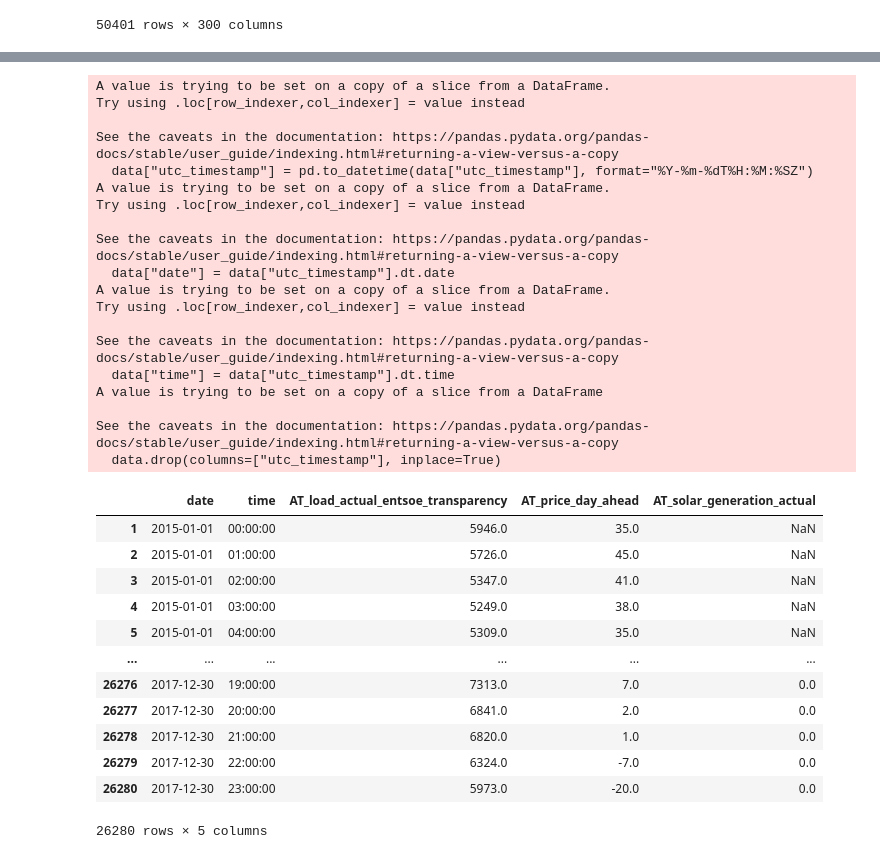
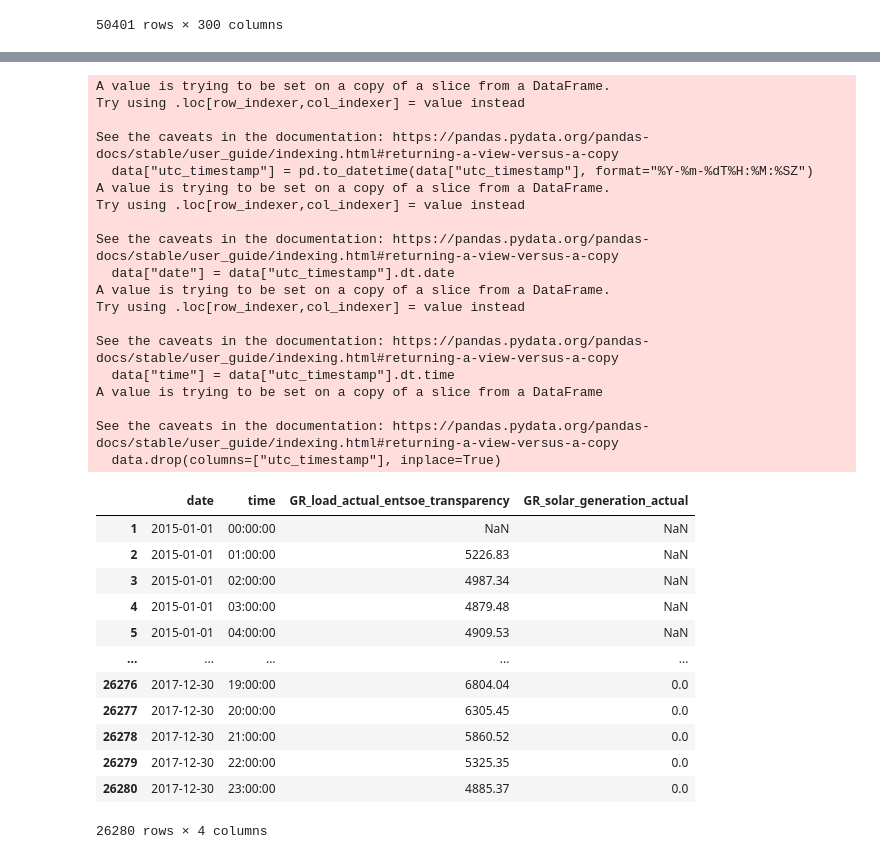
Before and after one commit to the-guti/ugrip-energy, a Jupyter notebook: building_energy_storage_simulation/data/preprocessing.ipynb, the cells around one changed output, grey strips where cells are left out. Saved outputs shown, nothing was run; the diff lists cells and outputs as text; code cells hidden in the pictures.

```diff
--- a/building_energy_storage_simulation/data/preprocessing.ipynb
+++ b/building_energy_storage_simulation/data/preprocessing.ipynb
@@ -20,6 +20,6 @@ data
 50401 rows × 300 columns
 # %%
 data = data.iloc[1:] # remove first row
-data = data[["utc_timestamp", "AT_load_actual_entsoe_transparency", "AT_price_day_ahead", "AT_solar_generation_actual"]]
+data = data[["utc_timestamp", "GR_load_actual_entsoe_transparency", "GR_solar_generation_actual"]]
 data
 # %% [output]
@@ -47,44 +47,44 @@ plt.show()
 # %%
 data = data.iloc[:26280]    # select the first three years (3 * 365 * 24 = 26280)
 data["utc_timestamp"] = pd.to_datetime(data["utc_timestamp"], format="%Y-%m-%dT%H:%M:%SZ")
 data["date"] = data["utc_timestamp"].dt.date
 data["time"] = data["utc_timestamp"].dt.time
 data.drop(columns=["utc_timestamp"], inplace=True)
-data = data[["date", "time", "AT_load_actual_entsoe_transparency", "AT_price_day_ahead", "AT_solar_generation_actual"]]
+data = data[["date", "time", "GR_load_actual_entsoe_transparency", "GR_solar_generation_actual"]]
 data
 # %% [output]
 A value is trying to be set on a copy of a slice from a DataFrame.
 Try using .loc[row_indexer,col_indexer] = value instead
 
 See the caveats in the documentation: https://pandas.pydata.org/pandas-docs/stable/user_guide/indexing.html#returning-a-view-versus-a-copy
   data["utc_timestamp"] = pd.to_datetime(data["utc_timestamp"], format="%Y-%m-%dT%H:%M:%SZ")
 A value is trying to be set on a copy of a slice from a DataFrame.
 Try using .loc[row_indexer,col_indexer] = value instead
 
 See the caveats in the documentation: https://pandas.pydata.org/pandas-docs/stable/user_guide/indexing.html#returning-a-view-versus-a-copy
   data["date"] = data["utc_timestamp"].dt.date
 A value is trying to be set on a copy of a slice from a DataFrame.
 Try using .loc[row_indexer,col_indexer] = value instead
 
 See the caveats in the documentation: https://pandas.pydata.org/pandas-docs/stable/user_guide/indexing.html#returning-a-view-versus-a-copy
   data["time"] = data["utc_timestamp"].dt.time
 A value is trying to be set on a copy of a slice from a DataFrame
 
 See the caveats in the documentation: https://pandas.pydata.org/pandas-docs/stable/user_guide/indexing.html#returning-a-view-versus-a-copy
   data.drop(columns=["utc_timestamp"], inplace=True)
-|  | date | time | AT_load_actual_entsoe_transparency | AT_price_day_ahead | AT_solar_generation_actual |
-| 1 | 2015-01-01 | 00:00:00 | 5946.0 | 35.0 | NaN |
-| 2 | 2015-01-01 | 01:00:00 | 5726.0 | 45.0 | NaN |
-| 3 | 2015-01-01 | 02:00:00 | 5347.0 | 41.0 | NaN |
-| 4 | 2015-01-01 | 03:00:00 | 5249.0 | 38.0 | NaN |
-| 5 | 2015-01-01 | 04:00:00 | 5309.0 | 35.0 | NaN |
-| ... | ... | ... | ... | ... | ... |
-| 26276 | 2017-12-30 | 19:00:00 | 7313.0 | 7.0 | 0.0 |
-| 26277 | 2017-12-30 | 20:00:00 | 6841.0 | 2.0 | 0.0 |
-| 26278 | 2017-12-30 | 21:00:00 | 6820.0 | 1.0 | 0.0 |
-| 26279 | 2017-12-30 | 22:00:00 | 6324.0 | -7.0 | 0.0 |
-| 26280 | 2017-12-30 | 23:00:00 | 5973.0 | -20.0 | 0.0 |
+|  | date | time | GR_load_actual_entsoe_transparency | GR_solar_generation_actual |
+| 1 | 2015-01-01 | 00:00:00 | NaN | NaN |
+| 2 | 2015-01-01 | 01:00:00 | 5226.83 | NaN |
+| 3 | 2015-01-01 | 02:00:00 | 4987.34 | NaN |
+| 4 | 2015-01-01 | 03:00:00 | 4879.48 | NaN |
+| 5 | 2015-01-01 | 04:00:00 | 4909.53 | NaN |
+| ... | ... | ... | ... | ... |
+| 26276 | 2017-12-30 | 19:00:00 | 6804.04 | 0.0 |
+| 26277 | 2017-12-30 | 20:00:00 | 6305.45 | 0.0 |
+| 26278 | 2017-12-30 | 21:00:00 | 5860.52 | 0.0 |
+| 26279 | 2017-12-30 | 22:00:00 | 5325.35 | 0.0 |
+| 26280 | 2017-12-30 | 23:00:00 | 4885.37 | 0.0 |
-26280 rows × 5 columns
+26280 rows × 4 columns
 # %%
 # calculate the mean for each time and fill nan values
 time_mean = data.drop(["date"], axis=1).groupby("time").mean()
```
Also changed, not shown: parts of 10 cells of this notebook, 2 other files.
